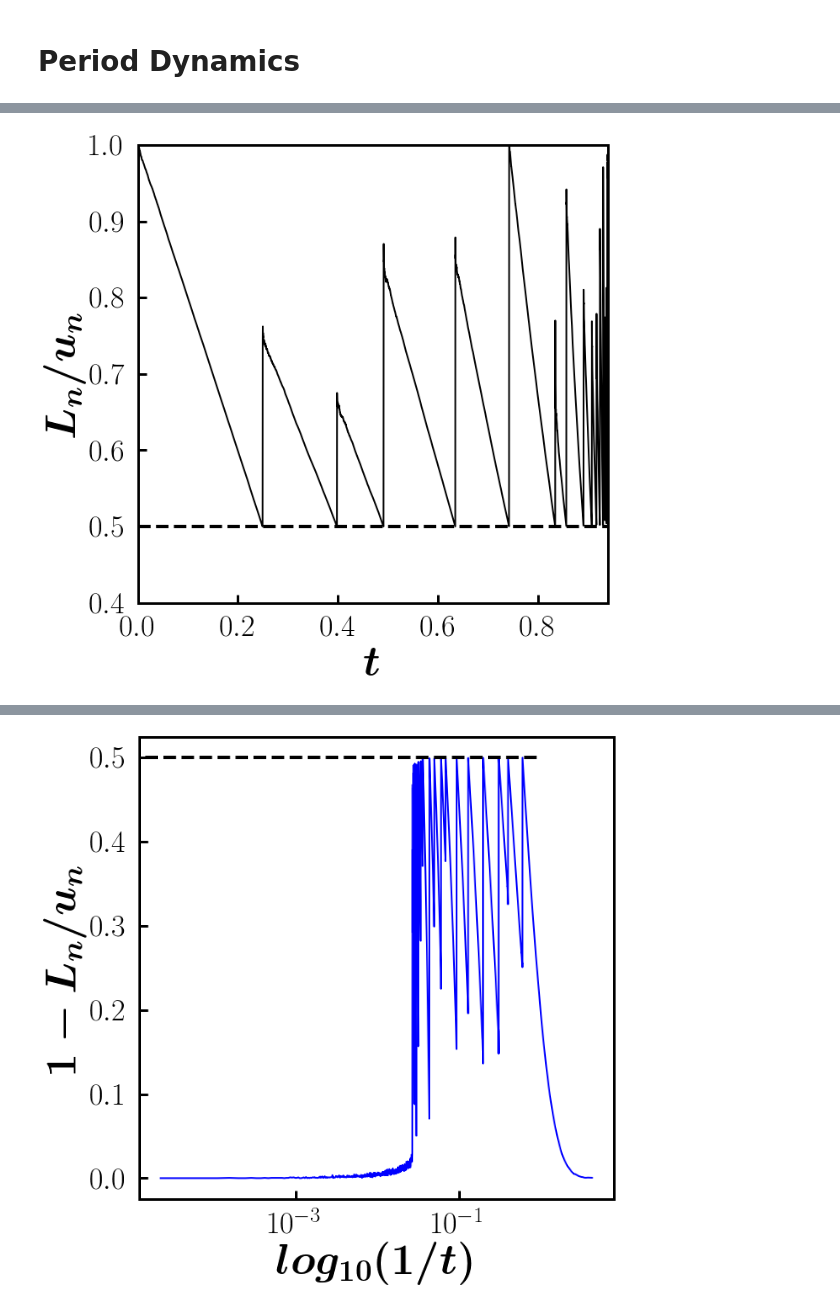
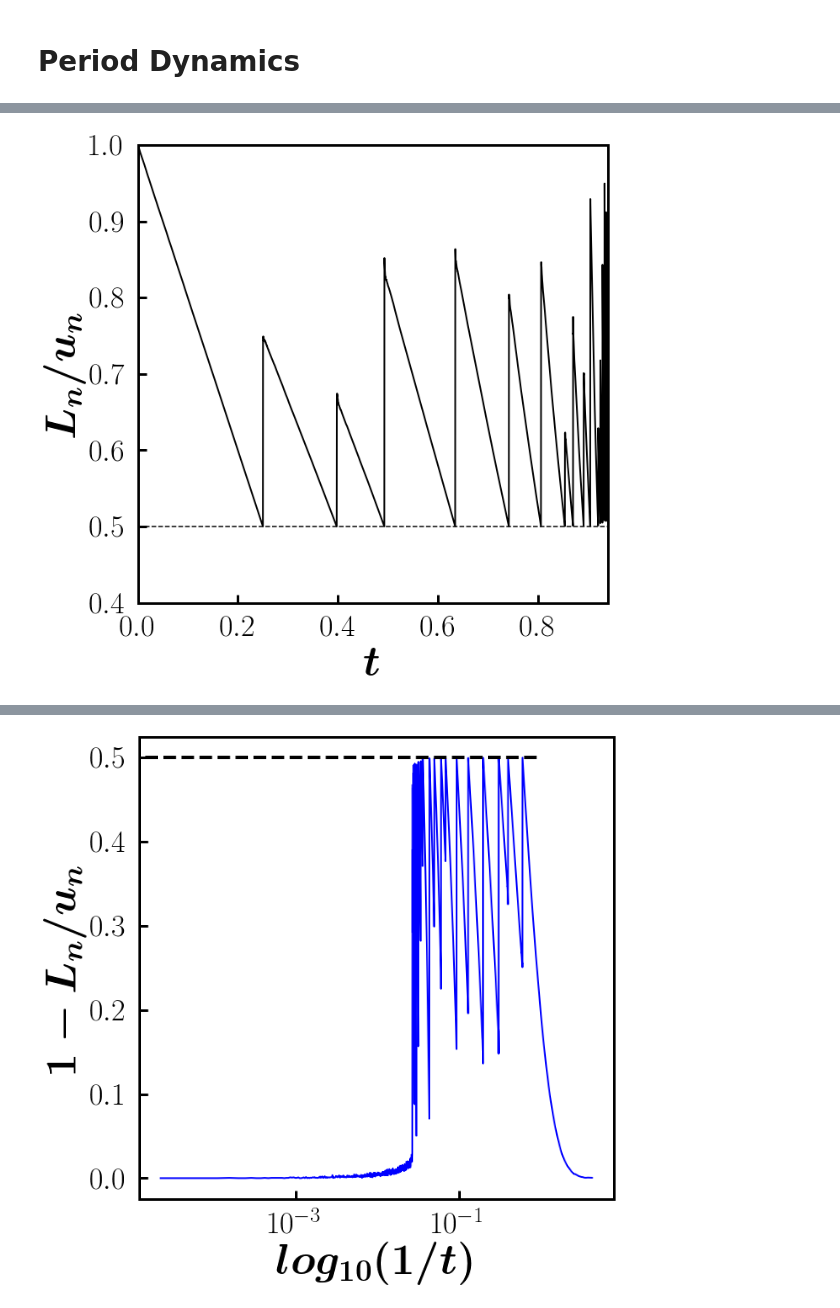
Before and after one commit to hoyunchoi/mBFW, a Jupyter notebook: src/dynamics.ipynb, the cells around one changed output, grey strips where cells are left out. Drawn from its saved outputs; the diff is of its cells as text; code cells hidden in the pictures.

Commit message:
better plots for dynamics

```diff
--- a/src/main-plot.ipynb
+++ b/src/dynamics.ipynb
@@ -67,23 +179,23 @@ for networkSize in [10240000]:
 # %%
 fig, ax = plt.subplots()
 
-current = networkSize, acceptanceThreshold = 1280000, 0.5
+current = networkSize, acceptanceThreshold = 10240000, 0.5
 
 u, L = periodDynamics[current]
 a = L / u
 t = np.arange(0, len(a), 1) / networkSize
 
 t, a = avgLinBin(t, a, delta=1e-4)
 ax.plot(t, a, 'k-', linewidth=2, markersize=2)
 ax.plot([0, 1], [acceptanceThreshold, acceptanceThreshold], 'k--')
 
 
 ax.set_xlabel(latex_bold_string("t"))
 ax.set_ylabel(latex_bold_string("L_n/u_n"))
 ax.set_xlim([0, points[current]["t_c"]])
 ax.set_ylim([acceptanceThreshold - 0.1, 1])
 
 # fig.savefig("../fig/periodDynamics(N{:.1e}G{:.1f}).pdf".format(*current))
 fig.show()
 # %% [output]
-[figure, old version]
+[figure, new version]
```
Also changed, not shown: parts of 9 cells of this notebook, 1 other file.
